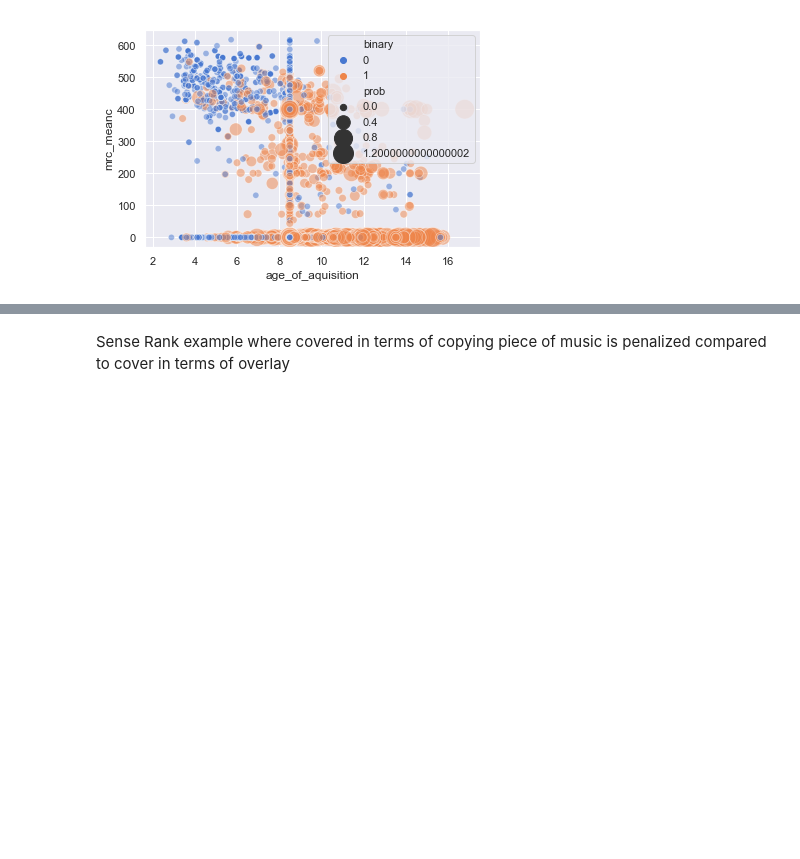
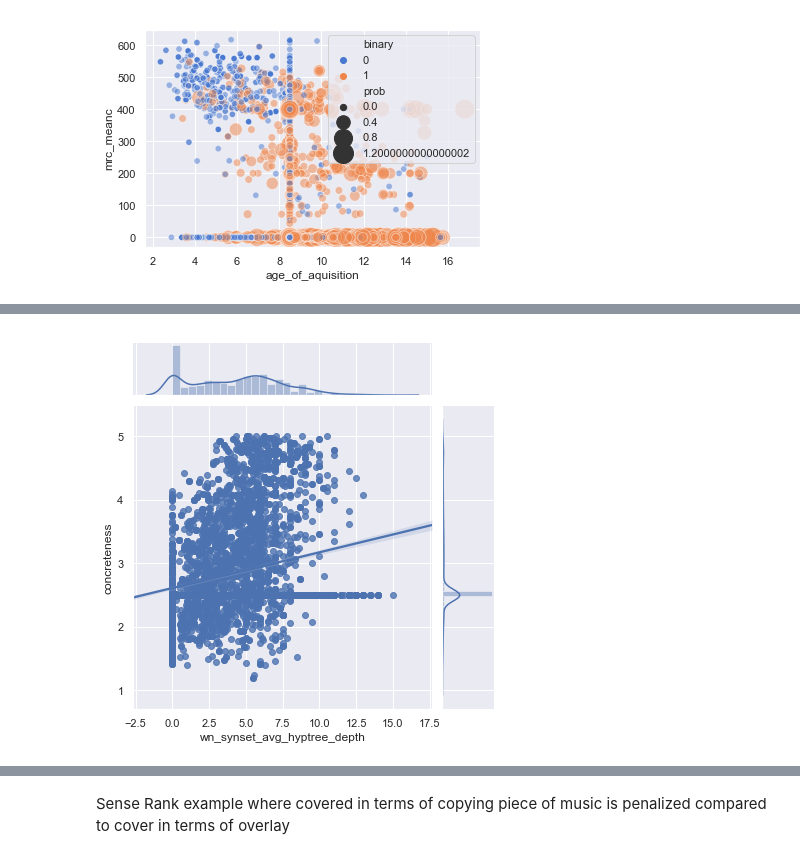
Before and after one commit to kristiankolthoff/CoWoPhId, a Jupyter notebook: python/features_cwi.ipynb, the cells around one changed output, grey strips where cells are left out. Cells and saved outputs as stored; diff of their text form; code cells hidden in the pictures; blank space fills up the shorter version.

```diff
--- a/python/features_cwi.ipynb
+++ b/python/features_cwi.ipynb
@@ -1061,0 +1236,14 @@ figure.savefig('../plots/features/aoa-mrc_meanc.pdf')
+# %%
+import seaborn as sns
+import matplotlib.pyplot as plt
+
+sns.set(style="darkgrid")
+
+#Select wikipedia train set of concatenation
+data = concat_features[0].train
+#data = data.loc[data.cal_ngram_2_sim_min<0.3,]
+
+complexity_plot = sns.jointplot(x="wn_synset_avg_hyptree_depth", y="concreteness", data=data, kind="reg")
+plt.show(complexity_plot)
+# %% [output]
+[figure, added]
```
Also changed, not shown: parts of 29 cells of this notebook.
